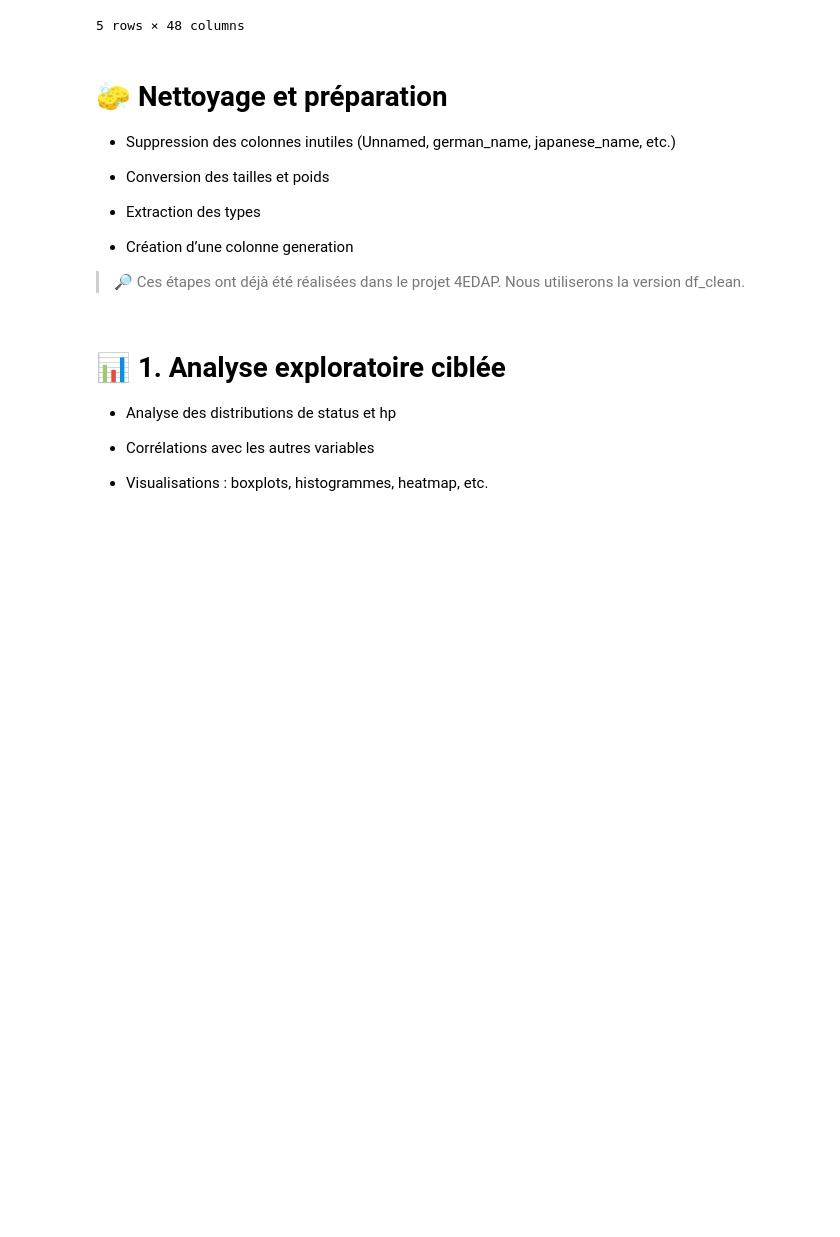
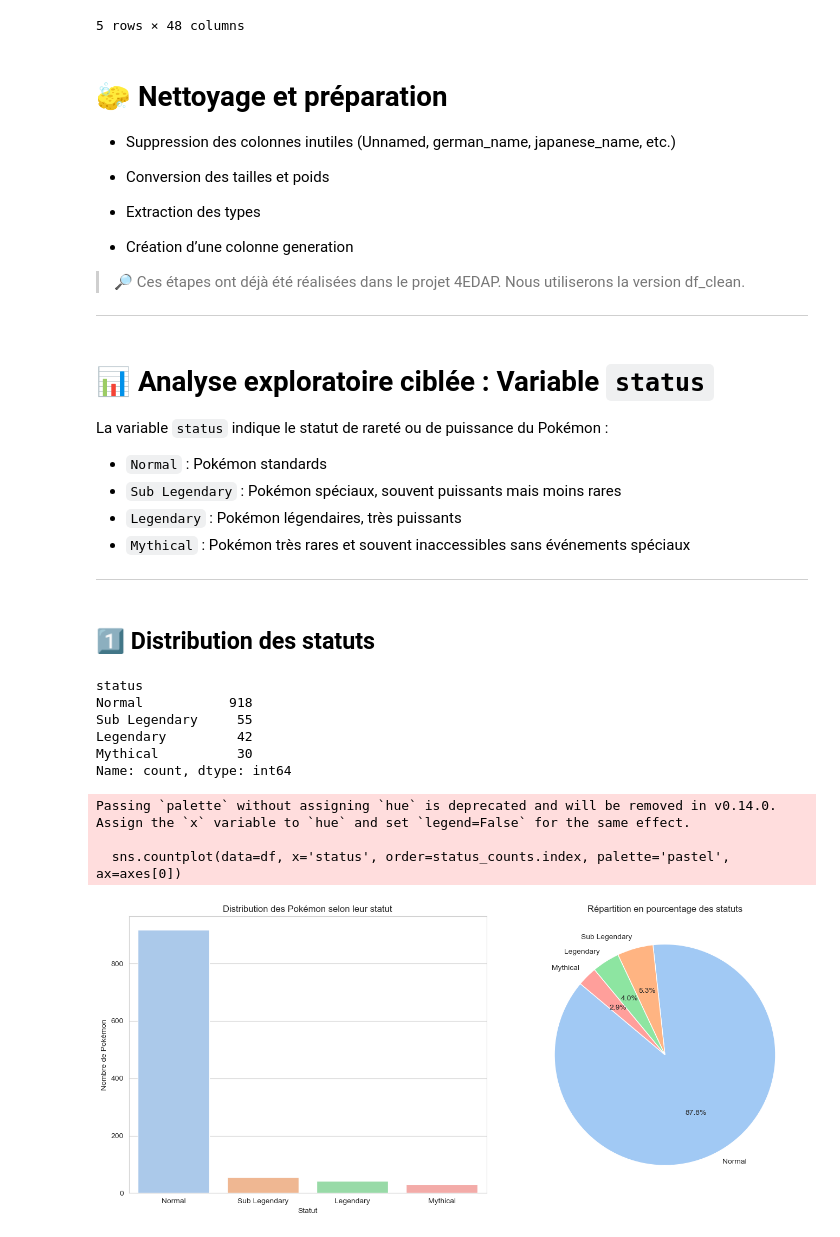
Before and after one commit to LeoBouffard/4MLSP_Bouffard_SENOUSSI, a Jupyter notebook: pokemon.ipynb, the cells around one changed output. Saved outputs shown, nothing was run; the diff lists cells and outputs as text; code cells hidden in the pictures; blank space fills up the shorter version.

Commit message:
Analyse exploiratoire des données

```diff
--- a/pokemon.ipynb
+++ b/pokemon.ipynb
@@ -62,10 +62,48 @@ df.head()
   - Création d’une colonne generation
 
 > 🔎 Ces étapes ont déjà été réalisées dans le projet 4EDAP. Nous utiliserons la version df_clean.
+
+---
 # %% [markdown]
-# 📊 1. Analyse exploratoire ciblée
-  - Analyse des distributions de status et hp
+# 📊 Analyse exploratoire ciblée : Variable `status`
 
-  - Corrélations avec les autres variables
+La variable `status` indique le statut de rareté ou de puissance du Pokémon :
+- `Normal` : Pokémon standards
+- `Sub Legendary` : Pokémon spéciaux, souvent puissants mais moins rares
+- `Legendary` : Pokémon légendaires, très puissants
+- `Mythical` : Pokémon très rares et souvent inaccessibles sans événements spéciaux
 
-  - Visualisations : boxplots, histogrammes, heatmap, etc.
+---
+# %% [markdown]
+## 1️⃣ Distribution des statuts
+# %%
+# Aperçu des valeurs uniques de la variable 'status'
+status_counts = df['status'].value_counts()
+display(status_counts)
+
+# Création des visualisations
+fig, axes = plt.subplots(1, 2, figsize=(14, 6))
+
+# Barplot
+sns.countplot(data=df, x='status', order=status_counts.index, palette='pastel', ax=axes[0])
+axes[0].set_title("Distribution des Pokémon selon leur statut")
+axes[0].set_ylabel("Nombre de Pokémon")
+axes[0].set_xlabel("Statut")
+
+# Camembert
+axes[1].pie(status_counts, labels=status_counts.index, autopct='%1.1f%%', startangle=140, colors=sns.color_palette('pastel'))
+axes[1].set_title("Répartition en pourcentage des statuts")
+
+plt.tight_layout()
+plt.show()
+# %% [output]
+status
+Normal           918
+Sub Legendary     55
+Legendary         42
+Mythical          30
+Name: count, dtype: int64
+Passing `palette` without assigning `hue` is deprecated and will be removed in v0.14.0. Assign the `x` variable to `hue` and set `legend=False` for the same effect.
+
+  sns.countplot(data=df, x='status', order=status_counts.index, palette='pastel', ax=axes[0])
+[figure, added]
```
Also changed, not shown: parts of 7 cells of this notebook.
